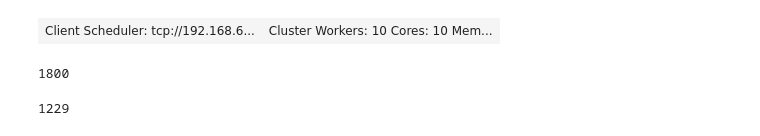
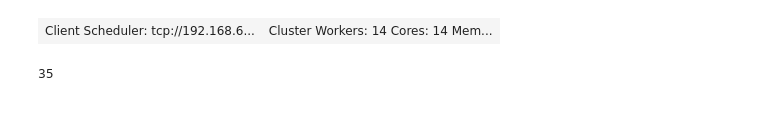
Before and after one commit to karmaresearch/takco, a Jupyter notebook: docs/tutorials/wikitables.ipynb, the cells around one changed output. Saved outputs shown, nothing was run; the diff lists cells and outputs as text; code cells hidden in the pictures.

```diff
--- a/docs/tutorials/wikitables.ipynb
+++ b/docs/tutorials/wikitables.ipynb
@@ -1,30 +1,14 @@
 # %%
 %%capture --no-display
 from dask.distributed import Client
-client = Client(address = 'tcp://192.168.62.207:8786')
+client = Client(address = 'tcp://192.168.62.207:8686')
 client
 # %% [output]
-| Client Scheduler: tcp://192.168.6... | Cluster Workers: 10 Cores: 10 Mem... |
+| Client Scheduler: tcp://192.168.6... | Cluster Workers: 14 Cores: 14 Mem... |
 # %%
 import takco
-fnames = 'hdfs://bricks07:9000/user/kruit/wikidump-tables/0100*.jsonl'
+fnames = '/export/scratch1/home/kruit/scratch/output/chartedIn/9-triples/*.jsonl'
 tables = takco.DaskHashBag(client=client).load(fnames).persist()
 tables.bag.count().compute()
 # %% [output]
-1800
+35
-# %%
-import takco
-
-steps = takco.config.build('step', load=['resources/graphs/wikidata.toml','resources/pipelines/wikitables.toml'])
-prefix_header_rules = steps[0]['prefix_header_rules']
-unpivot_heuristics = steps[0]['unpivot_heuristics']
-
-reshaped = takco.TableSet.reshape(
-    tables,
-    restructure = True,
-    prefix_header_rules = prefix_header_rules,
-    unpivot_heuristics = unpivot_heuristics,
-).tables.persist()
-len(reshaped)
-# %% [output]
-1229
```
Also changed, not shown: parts of 1 cell of this notebook, 19 other files.
